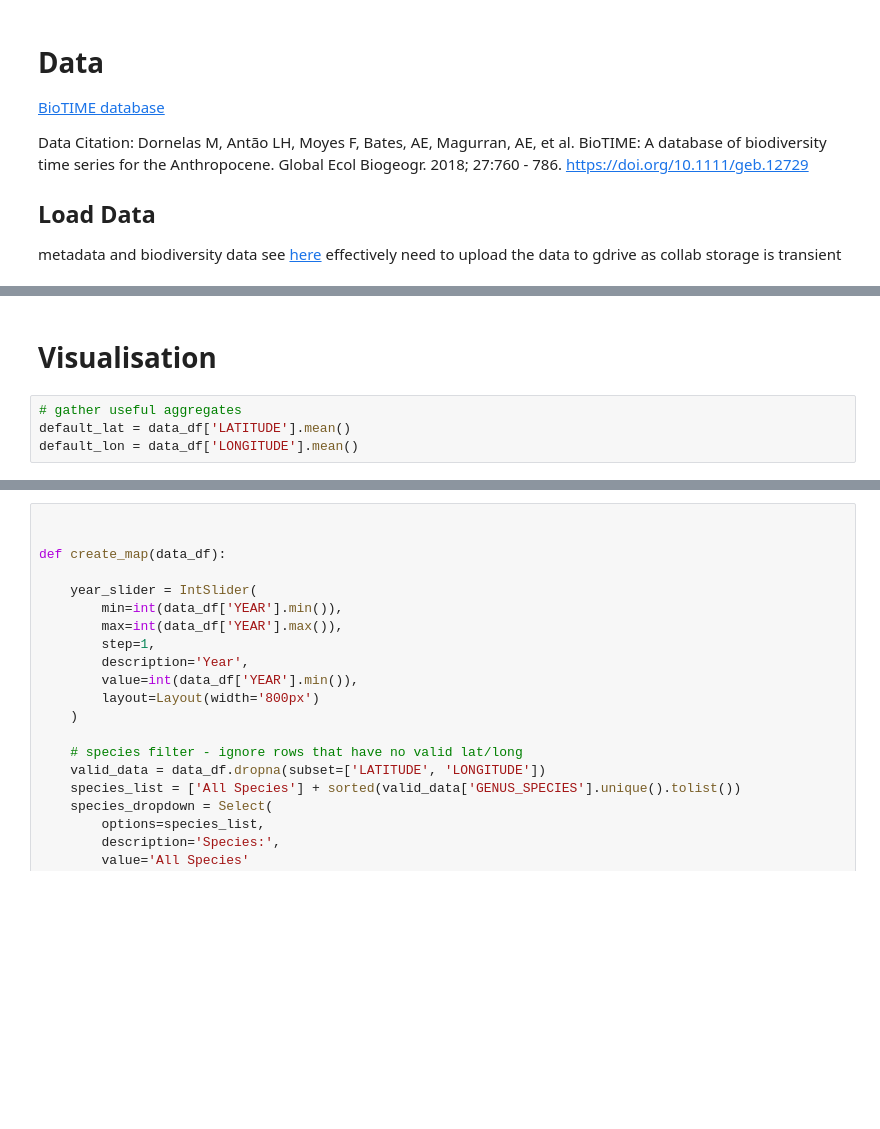
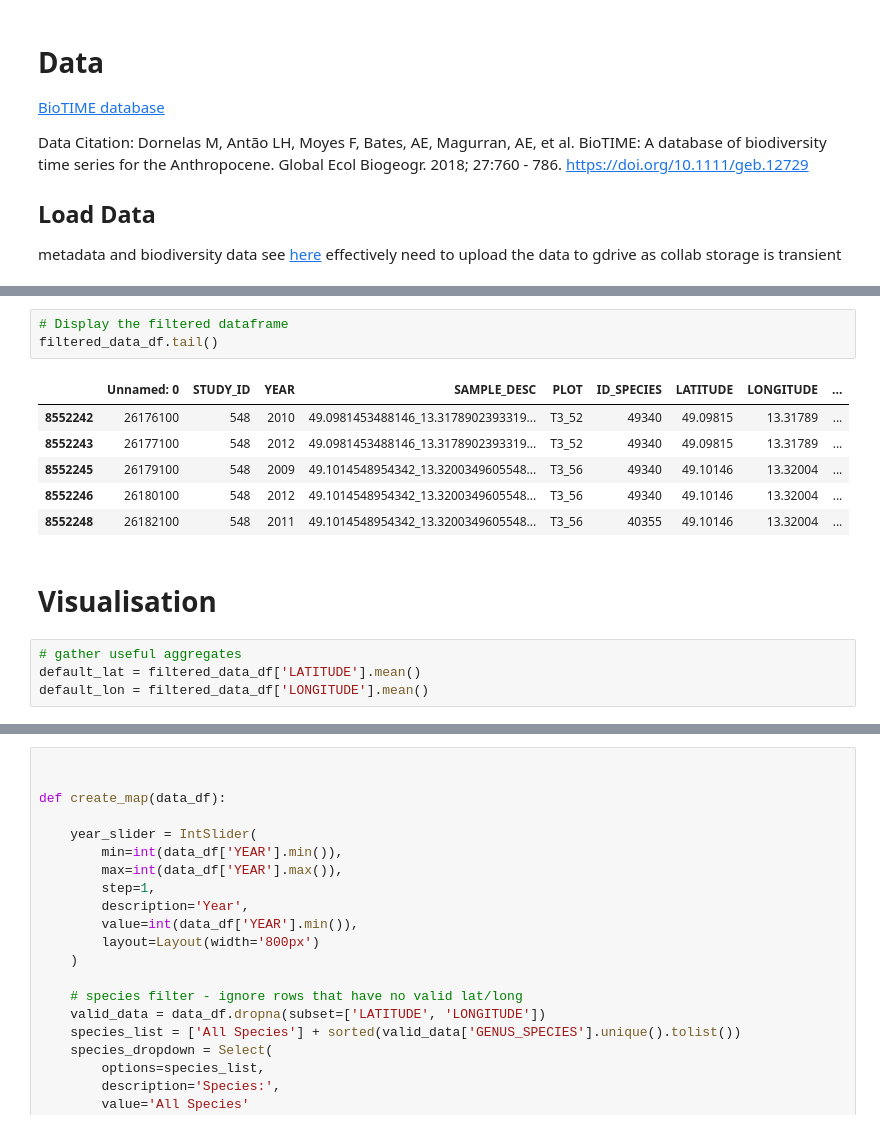
Before and after one commit to lazycloud0/quantum_hackathon_2024, a Jupyter notebook: quantumcomputing_hackathon_2024.ipynb, the cells around one changed output, grey strips where cells are left out. Saved outputs shown, nothing was run; the diff lists cells and outputs as text; blank space fills up the shorter version.

```diff
--- a/quantumcomputing_hackathon_2024.ipynb
+++ b/quantumcomputing_hackathon_2024.ipynb
@@ -117,9 +144,19 @@ data_df.describe()
+# %%
+# Display the filtered dataframe
+filtered_data_df.tail()
+# %% [output]
+|  | Unnamed: 0 | STUDY_ID | YEAR | SAMPLE_DESC | PLOT | ID_SPECIES | LATITUDE | LONGITUDE | ... |
+| 8552242 | 26176100 | 548 | 2010 | 49.0981453488146_13.3178902393319... | T3_52 | 49340 | 49.09815 | 13.31789 | ... |
+| 8552243 | 26177100 | 548 | 2012 | 49.0981453488146_13.3178902393319... | T3_52 | 49340 | 49.09815 | 13.31789 | ... |
+| 8552245 | 26179100 | 548 | 2009 | 49.1014548954342_13.3200349605548... | T3_56 | 49340 | 49.10146 | 13.32004 | ... |
+| 8552246 | 26180100 | 548 | 2012 | 49.1014548954342_13.3200349605548... | T3_56 | 49340 | 49.10146 | 13.32004 | ... |
+| 8552248 | 26182100 | 548 | 2011 | 49.1014548954342_13.3200349605548... | T3_56 | 40355 | 49.10146 | 13.32004 | ... |
 # %% [markdown]
 # Visualisation
 # %%
 # gather useful aggregates
-default_lat = data_df['LATITUDE'].mean()
-default_lon = data_df['LONGITUDE'].mean()
+default_lat = filtered_data_df['LATITUDE'].mean()
+default_lon = filtered_data_df['LONGITUDE'].mean()
 # %%
 def update_map(year, species_filter='All Species'):
 
```
Also changed, not shown: parts of 11 cells of this notebook.
